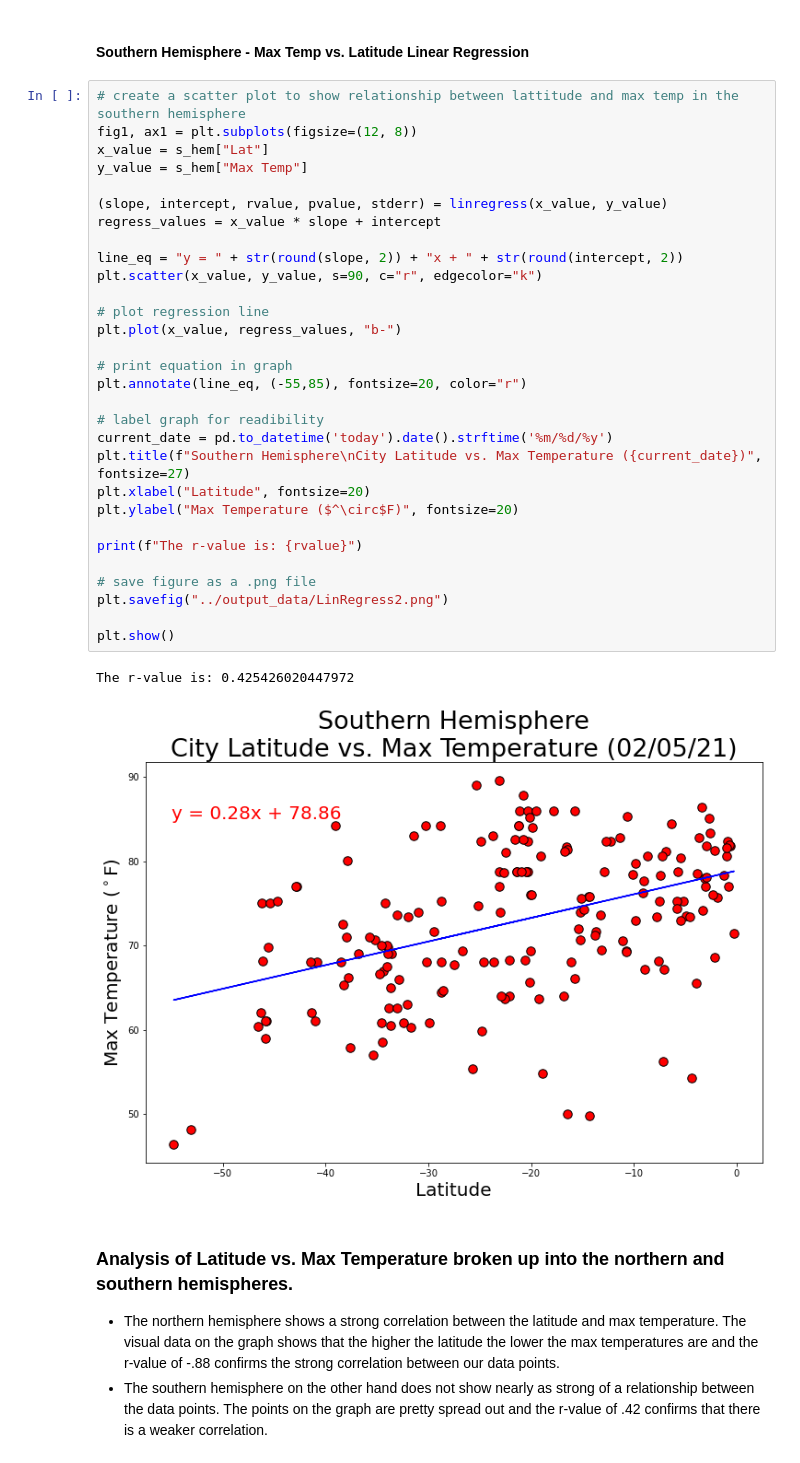
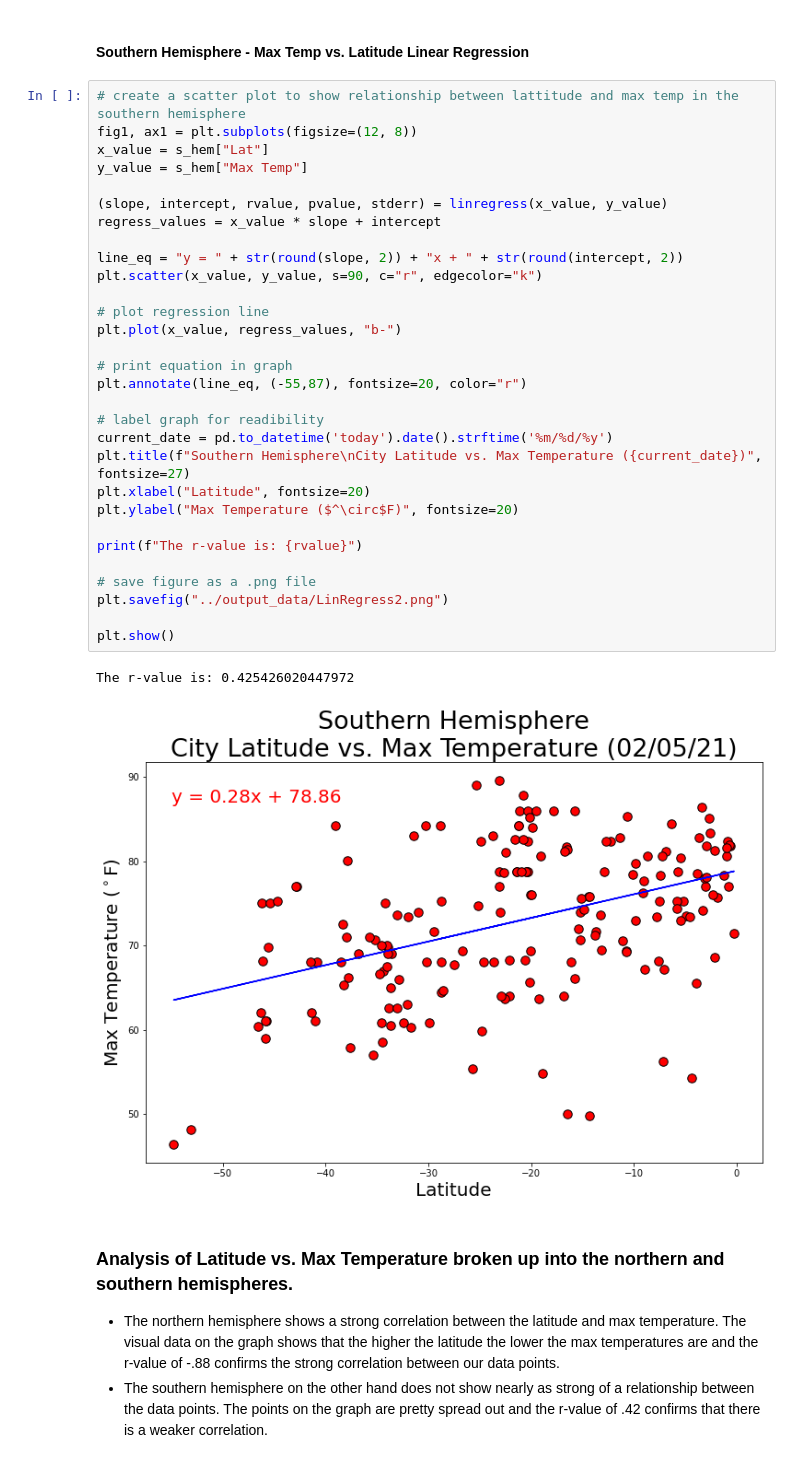
Before and after one commit to pete6184/WeatherPy_API_Weather_Data, a Jupyter notebook: WeatherPy/WeatherPy.ipynb, the cells around one changed output. Cells and saved outputs as stored; diff of their text form.

```diff
--- a/WeatherPy/WeatherPy.ipynb
+++ b/WeatherPy/WeatherPy.ipynb
@@ -350,35 +350,35 @@ The r-value is: -0.8831673232275344
 # create a scatter plot to show relationship between lattitude and max temp in the southern hemisphere
 fig1, ax1 = plt.subplots(figsize=(12, 8))
 x_value = s_hem["Lat"]
 y_value = s_hem["Max Temp"]
 
 (slope, intercept, rvalue, pvalue, stderr) = linregress(x_value, y_value)
 regress_values = x_value * slope + intercept
 
 line_eq = "y = " + str(round(slope, 2)) + "x + " + str(round(intercept, 2))
 plt.scatter(x_value, y_value, s=90, c="r", edgecolor="k")
 
 # plot regression line
 plt.plot(x_value, regress_values, "b-")
 
 # print equation in graph
-plt.annotate(line_eq, (-55,85), fontsize=20, color="r")
+plt.annotate(line_eq, (-55,87), fontsize=20, color="r")
 
 # label graph for readibility
 current_date = pd.to_datetime('today').date().strftime('%m/%d/%y')
 plt.title(f"Southern Hemisphere\nCity Latitude vs. Max Temperature ({current_date})", fontsize=27)
 plt.xlabel("Latitude", fontsize=20)
 plt.ylabel("Max Temperature ($^\circ$F)", fontsize=20)
 
 print(f"The r-value is: {rvalue}")
 
 # save figure as a .png file
 plt.savefig("../output_data/LinRegress2.png")
 
 plt.show()
 # %% [output]
 The r-value is: 0.425426020447972
-[figure, old version]
+[figure, new version]
 # %% [markdown]
 ### Analysis of Latitude vs. Max Temperature broken up into the northern and southern hemispheres.
 - The northern hemisphere shows a strong correlation between the latitude and max temperature. The visual data on the graph shows that the higher the latitude the lower the max temperatures are and the r-value of -.88 confirms the strong correlation between our data points.
```
Also changed, not shown: 4 other files.
